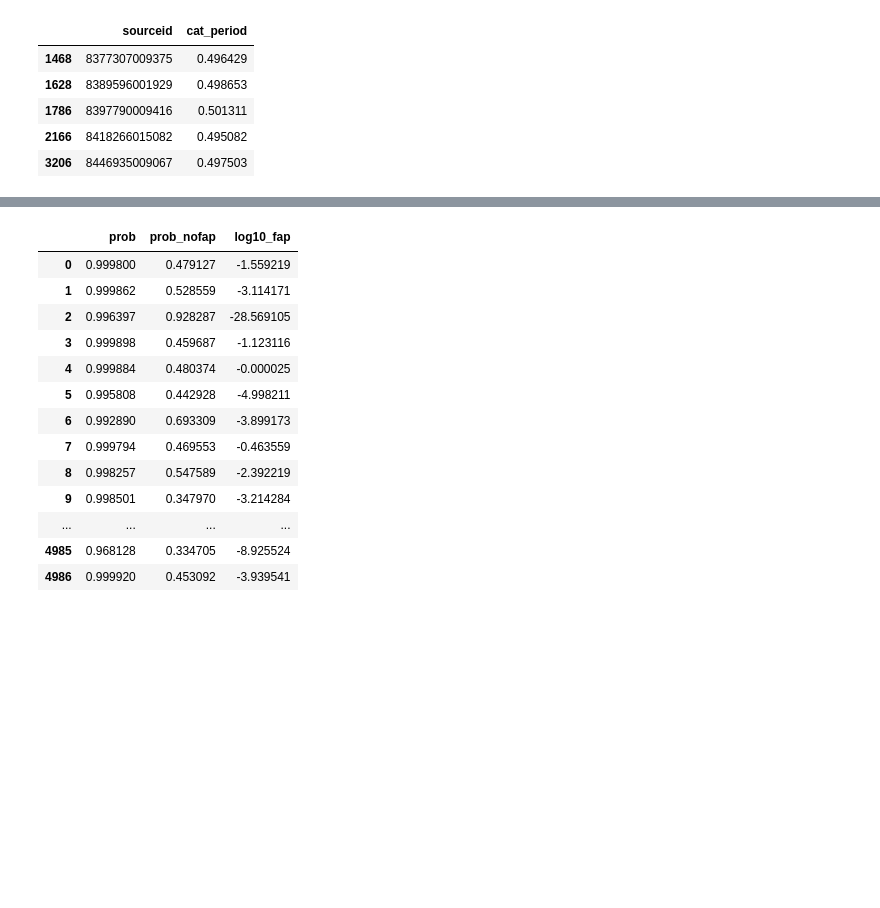
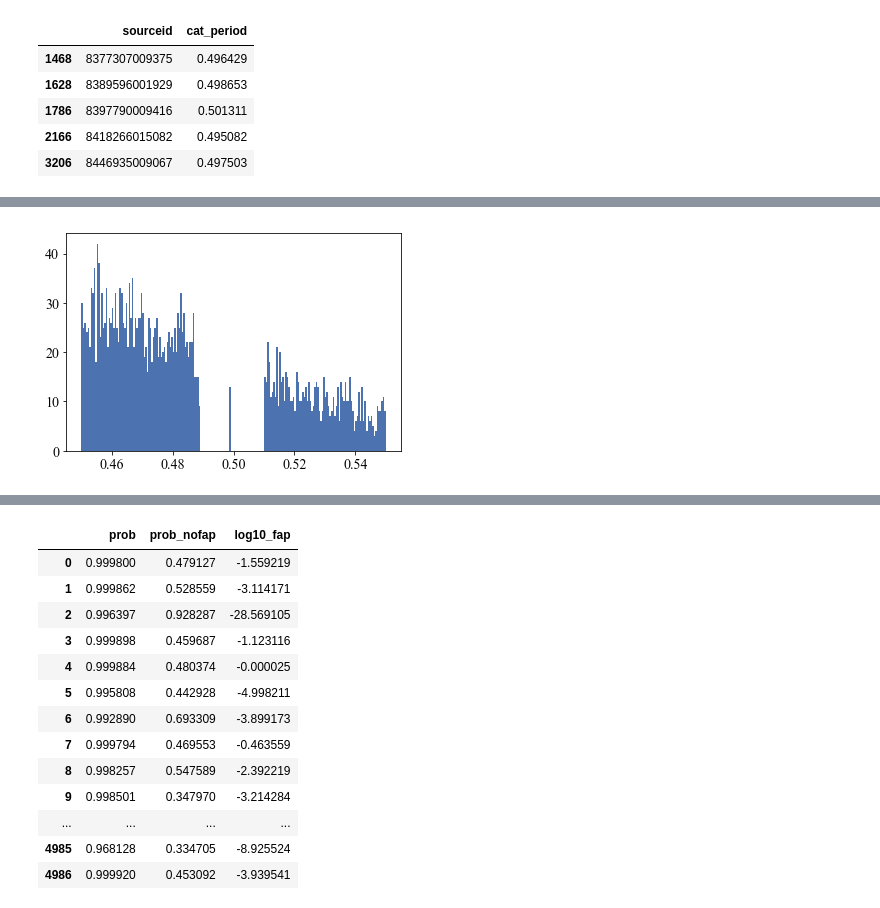
Before and after one commit to thomasmolnar/virac_classifier, a Jupyter notebook: test_notebooks/classifier_output.ipynb, the cells around one changed output, grey strips where cells are left out. Cells and saved outputs as stored; diff of their text form; code cells hidden in the pictures; blank space fills up the shorter version.

```diff
--- a/test_notebooks/classifier_output.ipynb
+++ b/test_notebooks/classifier_output.ipynb
@@ -265,0 +278,7 @@ plt.semilogx()
+# %%
+tt_l = pd.DataFrame(sqlutilpy.get('''select * from jason_sanders.virac2_variables where class='EW' ''', **config.wsdb_kwargs))
+# %%
+plt.hist(tt_l['period'][(tt_l['prob']>0.5)&(tt_l['b']<-6.)],range=[0.45,0.55],bins=200);
+# plt.axvline(0.9972*(2/5),color='k',ymin=0.9)
+# %% [output]
+[figure, added]
```
Also changed, not shown: parts of 8 cells of this notebook, 3 other files.
